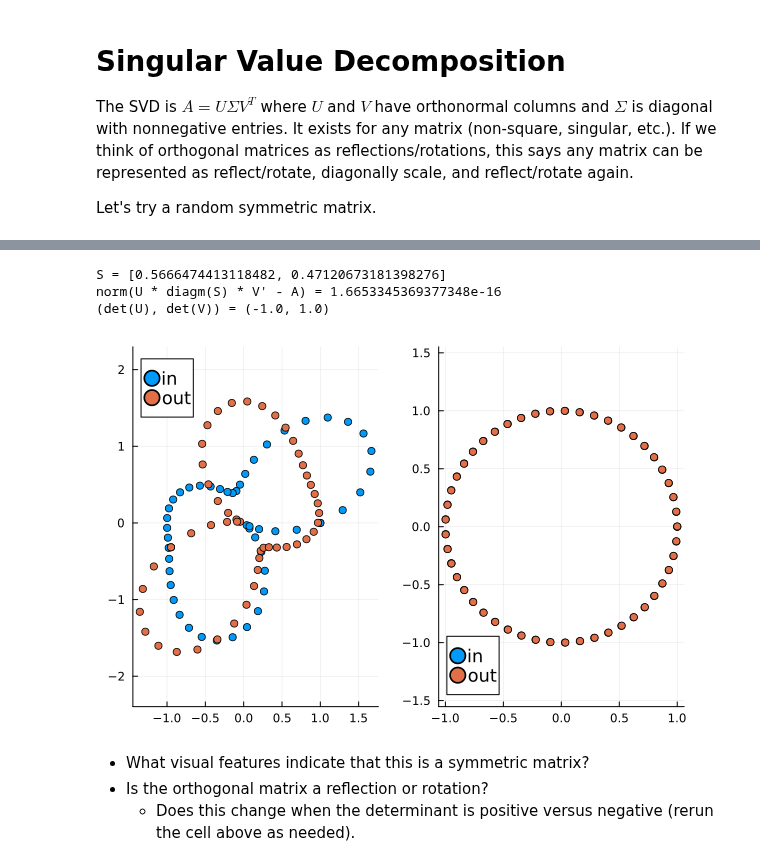
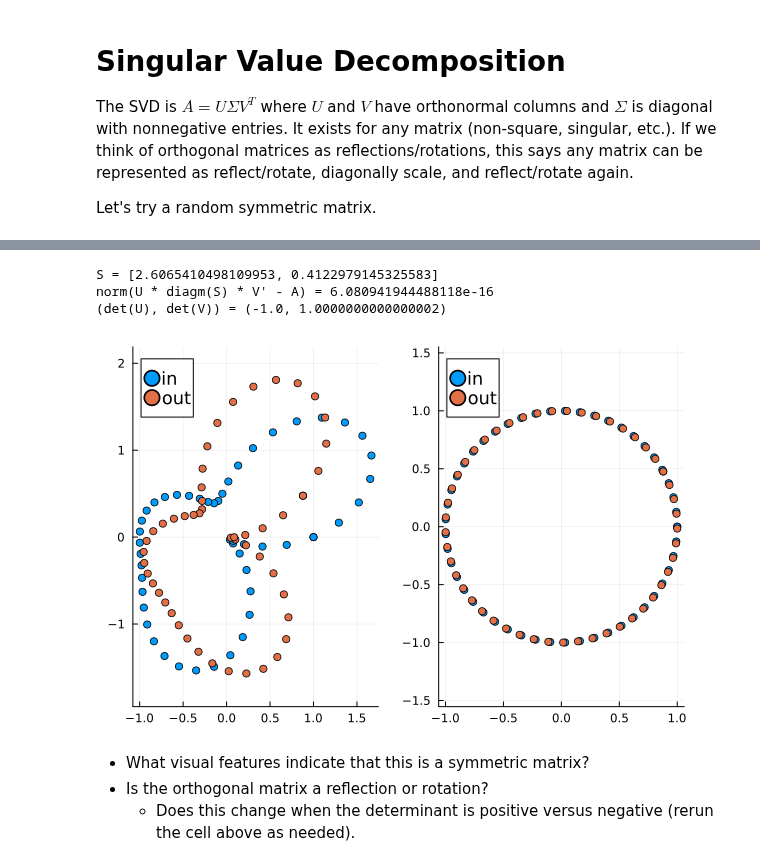
Before and after one commit to cu-numcomp/fall26, a Jupyter notebook: slides/2026-10-02-svd.ipynb, the cells around one changed output, grey strips where cells are left out. Saved outputs shown, nothing was run; the diff lists cells and outputs as text; code cells hidden in the pictures.

```diff
--- a/slides/2026-10-02-svd.ipynb
+++ b/slides/2026-10-02-svd.ipynb
@@ -278,7 +278,7 @@ The SVD is $A = U \Sigma V^T$ where $U$ and $V$ have orthonormal columns and $\S
 Let's try a random symmetric matrix.
 # %%
 A = randn(2, 2)
-A += A' # make symmetric
+#A += A' # make symmetric
 @show det(A) # Positive means orientation is preserved
 Aplot(A)
 # %% [output]
@@ -287,14 +287,14 @@ det(A) = -0.26700808891131156
 # %%
 U, S, V = svd(A)
 @show S
 @show norm(U * diagm(S) * V' - A) # Should be zero
 @show det(U), det(V)
-Aplot(V') # Rotate/reflect in preparation for scaling]
+Aplot(V) # Rotate/reflect in preparation for scaling]
 # %% [output]
-S = [0.5666474413118482, 0.47120673181398276]
-norm(U * diagm(S) * V' - A) = 1.6653345369377348e-16
-(det(U), det(V)) = (-1.0, 1.0)
+S = [2.6065410498109953, 0.4122979145325583]
+norm(U * diagm(S) * V' - A) = 6.080941944488118e-16
+(det(U), det(V)) = (-1.0, 1.0000000000000002)
-[figure, old version]
+[figure, new version]
 # %% [markdown]
 * What visual features indicate that this is a symmetric matrix?
 * Is the orthogonal matrix a reflection or rotation?
```
Also changed, not shown: parts of 4 cells of this notebook, 4 other files.
